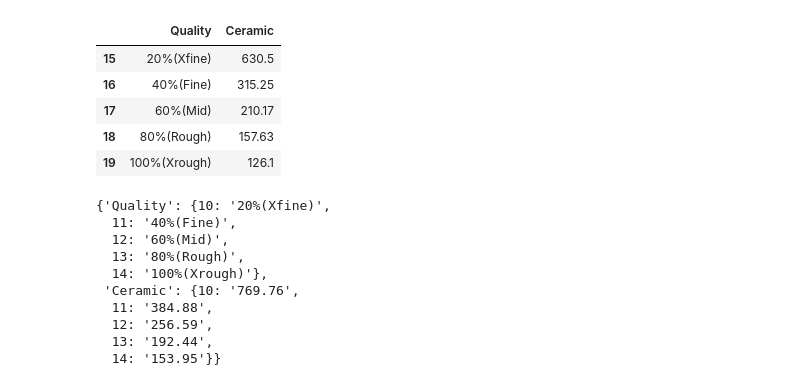
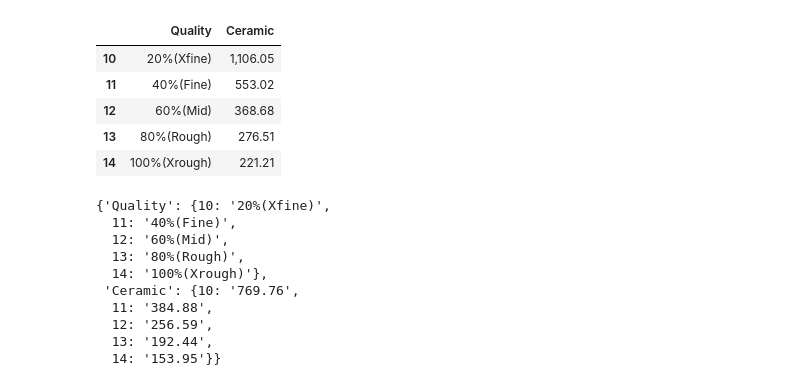
Before and after one commit to hwoarang09/pump, a Jupyter notebook: Untitled.ipynb, the cells around one changed output. Drawn from its saved outputs; the diff is of its cells as text; code cells hidden in the pictures.

```diff
--- a/Untitled.ipynb
+++ b/Untitled.ipynb
@@ -61,14 +61,14 @@ def output(model,thick,columns):
             df=df_94k100hp_1
     return df[(df.Thick==(thick))][['Quality',columns]]
 # %%
-output('60k50hp',12,'Ceramic')
+output('94k50hp',10,'Ceramic')
 # %% [output]
 |  | Quality | Ceramic |
-| 15 | 20%(Xfine) | 630.5 |
-| 16 | 40%(Fine) | 315.25 |
-| 17 | 60%(Mid) | 210.17 |
-| 18 | 80%(Rough) | 157.63 |
-| 19 | 100%(Xrough) | 126.1 |
+| 10 | 20%(Xfine) | 1,106.05 |
+| 11 | 40%(Fine) | 553.02 |
+| 12 | 60%(Mid) | 368.68 |
+| 13 | 80%(Rough) | 276.51 |
+| 14 | 100%(Xrough) | 221.21 |
 # %%
 output('60k50hp',10,'Ceramic').to_dict()
 # %% [output]
```
Also changed, not shown: parts of 10 cells of this notebook, 4 other files.
